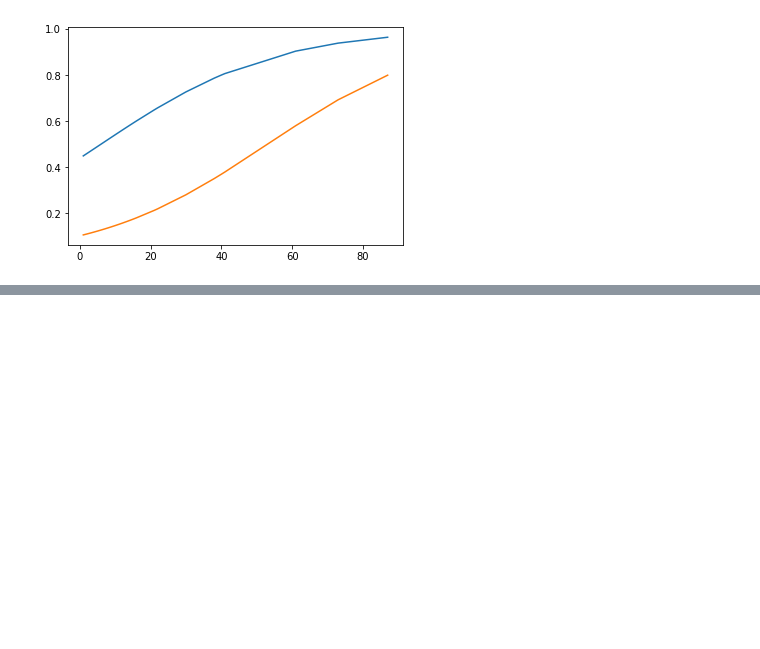
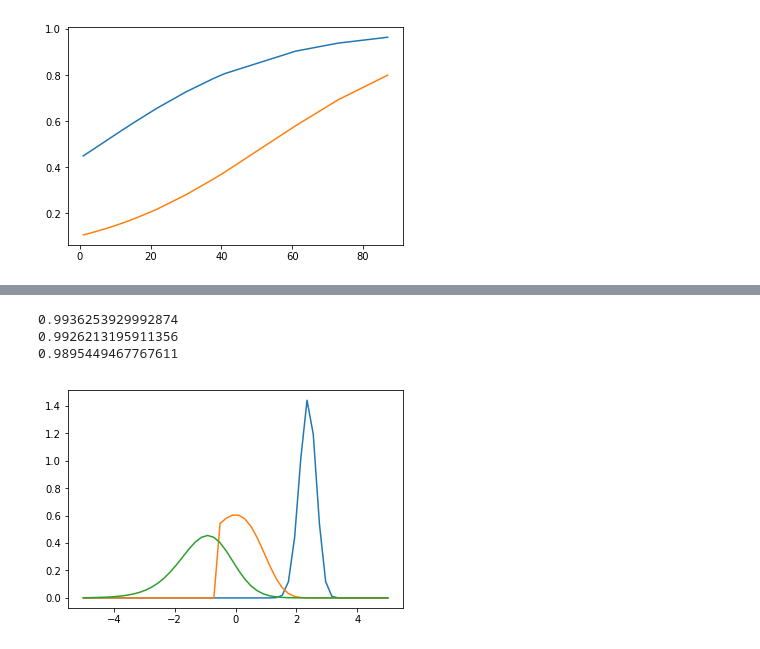
Before and after one commit to simeneide/phd-notes, a Jupyter notebook: stk4021/oblig.ipynb, the cells around one changed output, grey strips where cells are left out. Cells and saved outputs as stored; diff of their text form; code cells hidden in the pictures; blank space fills up the shorter version.

```diff
--- a/stk4021/oblig.ipynb
+++ b/stk4021/oblig.ipynb
@@ -573,0 +633,21 @@ likelihood theory.
+# %%
+# Coded from above:
+b1pdf = lambda x: np.exp(x) *gamma.pdf(np.exp(x), 9, 2)
+b2pdf = lambda x: np.exp(x) *gamma.pdf(np.exp(x), 1, 0.5)
+apdf = lambda x: np.exp(x)/((1 + np.exp(x))**2) * beta.pdf(np.exp(x) /(1+np.exp(x)), 2, 5)
+def posterior_log(a,b1,b2):
+    logprior = np.log(b1pdf(b1)) + np.log(b2pdf(b2)) + np.log(apdf(a))
+    loglik = loglikelihood(a, b1, b2)
+    return logprior + loglik
+
+# Check soundness of prior pdf's:
+for f in [b1pdf, b2pdf, apdf]:
+    x = np.linspace(-5,5)
+    pdf = f(x)
+    plt.plot(x,pdf)
+    print(mc_integrate(b1pdf, -5, 5))
+# %% [output]
+0.9936253929992874
+0.9926213195911356
+0.9895449467767611
+[figure, added]
```
Also changed, not shown: parts of 23 cells of this notebook.
